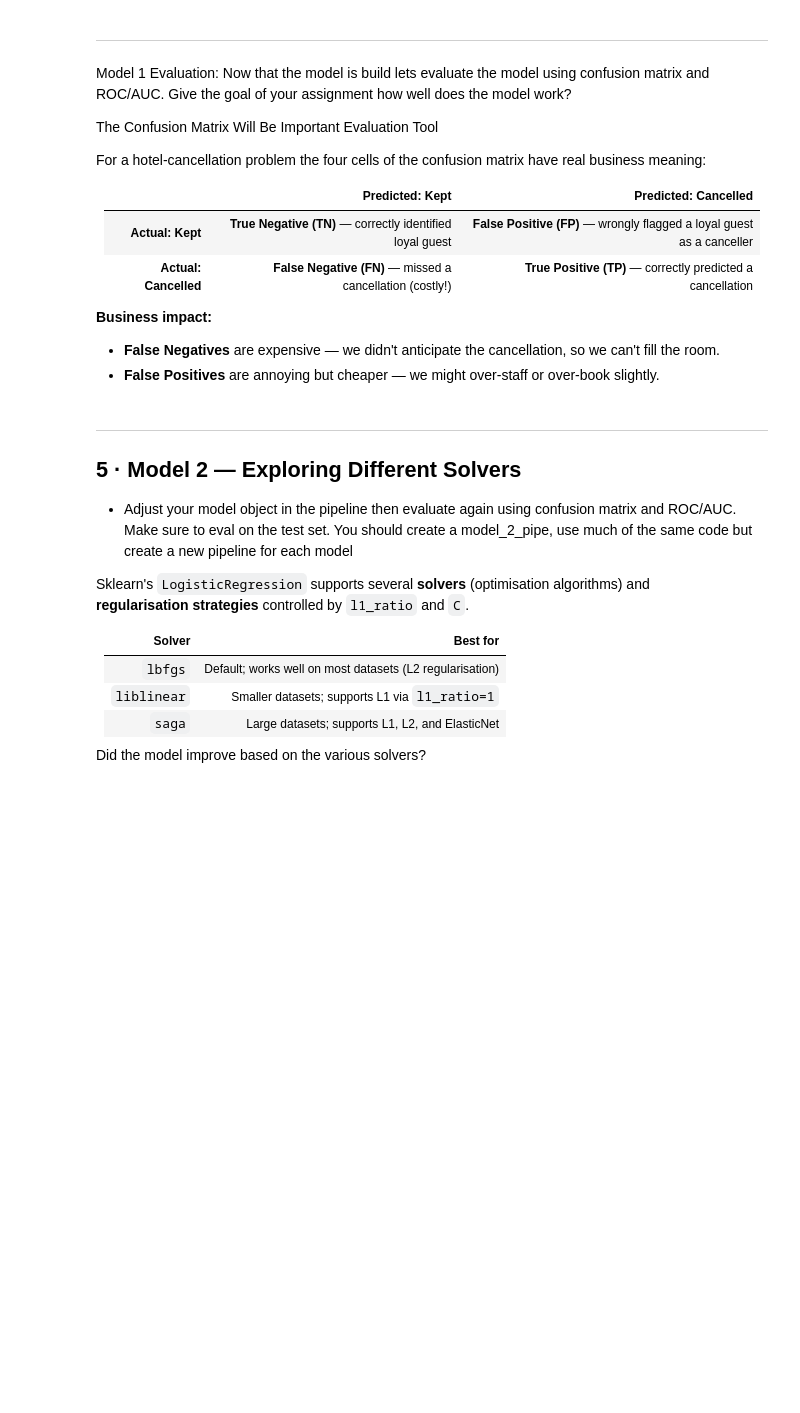
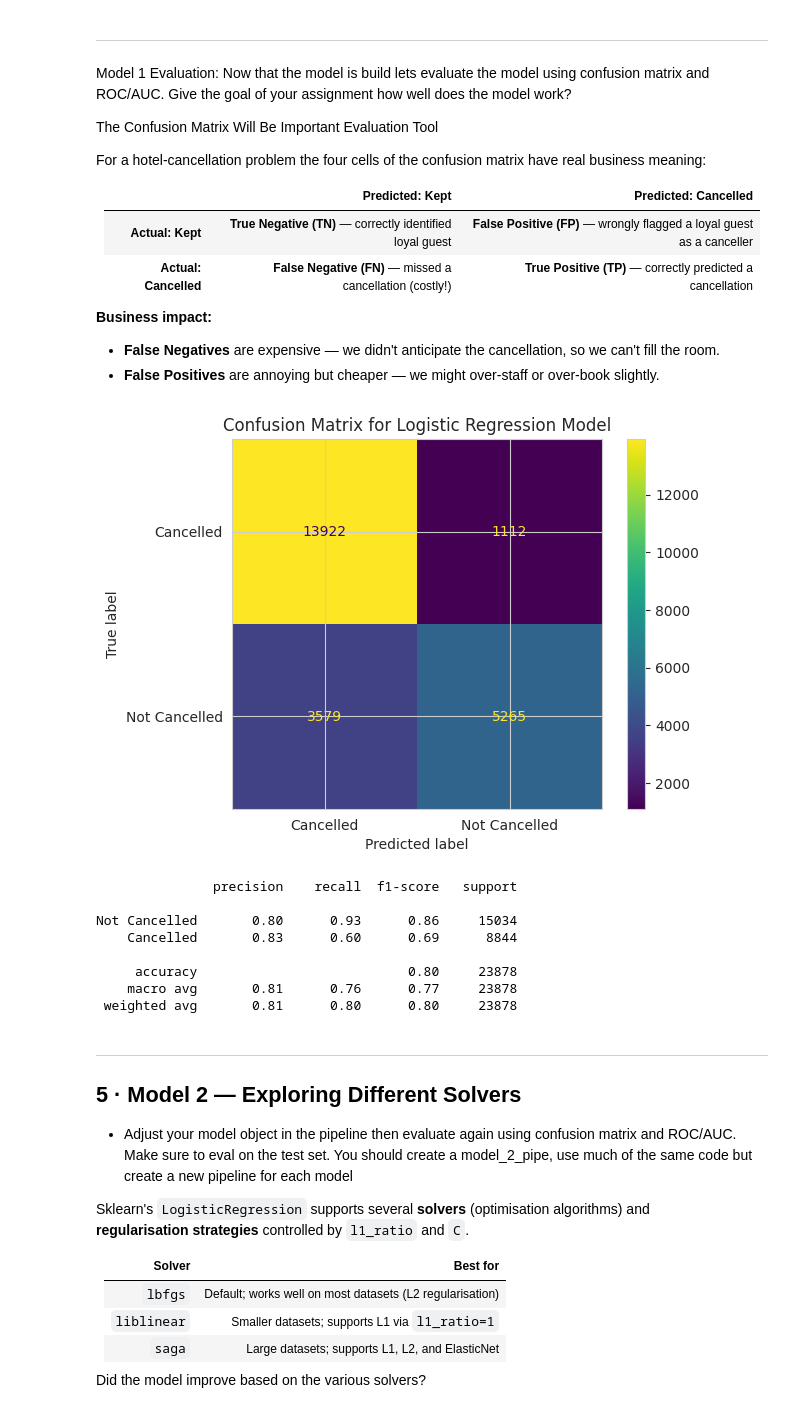
Before and after one commit to natalie-s11/Logistic_Regression, a Jupyter notebook: hotel_cancellation_lab.ipynb, the cells around one changed output. Drawn from its saved outputs; the diff is of its cells as text; code cells hidden in the pictures; blank space fills up the shorter version.

Commit message:
Model 1 Logistic Regression

```diff
--- a/hotel_cancellation_lab.ipynb
+++ b/hotel_cancellation_lab.ipynb
@@ -154,6 +154,9 @@ total_of_special_requests         0
 reservation_status                0
 reservation_status_date           0
 dtype: int64
+# %%
+# go back and also drop rows with missing values because pipeline fitting does not work with missing values.
+df.dropna(inplace=True)
 # %%
 # There are two other features that need to be dropped because they directly leak the target variable.
 # Another way to say this is they represent leakage in the dataset.
@@ -178,12 +181,12 @@ Keep in mind that we want to use the pipeline package to handle this preprocessi
 # Generate dataframe for the features and target variable, X and y.
 
 # Create categoricla and numeric columns lists
-categorical_cols = df[['hotel', 'arrival_date_month', 'meal', 'market_segment', 'distribution_channel', 'reserved_room_type', 'assigned_room_type', 'deposit_type', 'customer_type']]
-numerical_cols = df[['lead_time', 'arrival_date_year', 'arrival_date_week_number', 'arrival_date_day_of_month', 'stays_in_weekend_nights', 'stays_in_week_nights', 'adults', 'children', 'babies', 'previous_cancellations', 'previous_bookings_not_canceled', 'booking_changes', 'is_repeated_guest', 'days_in_waiting_list', 'required_car_parking_spaces', 'total_of_special_requests', 'adr']]
+categorical_cols = ['hotel', 'arrival_date_month', 'meal', 'market_segment', 'distribution_channel', 'reserved_room_type', 'assigned_room_type', 'deposit_type', 'customer_type']
+numerical_cols = ['lead_time', 'arrival_date_year', 'arrival_date_week_number', 'arrival_date_day_of_month', 'stays_in_weekend_nights', 'stays_in_week_nights', 'adults', 'children', 'babies', 'previous_cancellations', 'previous_bookings_not_canceled', 'booking_changes', 'is_repeated_guest', 'days_in_waiting_list', 'required_car_parking_spaces', 'total_of_special_requests', 'adr']
 
 # Create X and y variables for the pipeline
-X = (categorical_cols + numerical_cols)
-y = target
+X = df[categorical_cols + numerical_cols]
+y = df['is_canceled']
 # %%
 # Train / test split — 80/20, stratified so class ratios are preserved
 
@@ -210,6 +213,16 @@ X_raw  →  ColumnTransformer  →  LogisticRegression(solver='lbfgs')
 # Use column transformer
 X_raw = ColumnTransformer(
     transformers=[
-        ('categorical_cols', OneHotEncoder(handle_unknown='ignore', sparse_output=False), categorical_cols,),
+        ('categorical_cols', OneHotEncoder(handle_unknown='ignore', sparse_output=False), categorical_cols),
         ('numerical_cols', MinMaxScaler(), numerical_cols)
     ])
+
+# pipeline
+pipeline1 = Pipeline(steps=[
+    ('prep', X_raw),
+    ('model', LogisticRegression(max_iter=1000, solver='lbfgs', random_state=42))
+])
+
+
+# Fit data into pipeline
+pipeline1.fit(X_train, y_train)
@@ -229,6 +260,25 @@ For a hotel-cancellation problem the four cells of the confusion matrix have rea
 **Business impact:**
 - **False Negatives** are expensive — we didn't anticipate the cancellation, so we can't fill the room.
 - **False Positives** are annoying but cheaper — we might over-staff or over-book slightly.
+# %%
+y_pred_1 = pipeline1.predict(X_test)
+confusion_matrix1 = confusion_matrix(y_test, y_pred_1)
+disp1 = ConfusionMatrixDisplay(confusion_matrix=confusion_matrix1, display_labels=['Cancelled', 'Not Cancelled'])
+disp1.plot()
+plt.title('Confusion Matrix for Logistic Regression Model')
+plt.show()
+
+print(classification_report(y_test, y_pred_1, target_names=['Not Cancelled', 'Cancelled']))
+# %% [output]
+[figure, added]
+               precision    recall  f1-score   support
+
+Not Cancelled       0.80      0.93      0.86     15034
+    Cancelled       0.83      0.60      0.69      8844
+
+     accuracy                           0.80     23878
+    macro avg       0.81      0.76      0.77     23878
+ weighted avg       0.81      0.80      0.80     23878
 # %% [markdown]
 ---
 ## 5 · Model 2 — Exploring Different Solvers
```
Also changed, not shown: parts of 1 cell of this notebook.
